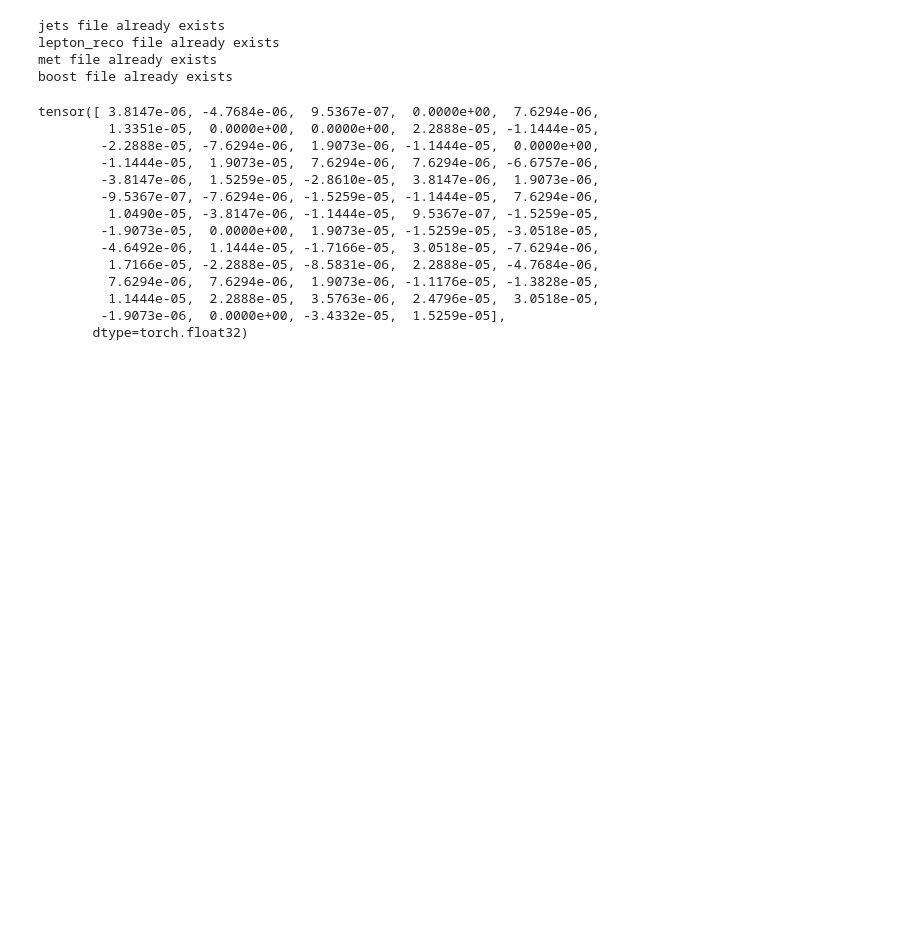
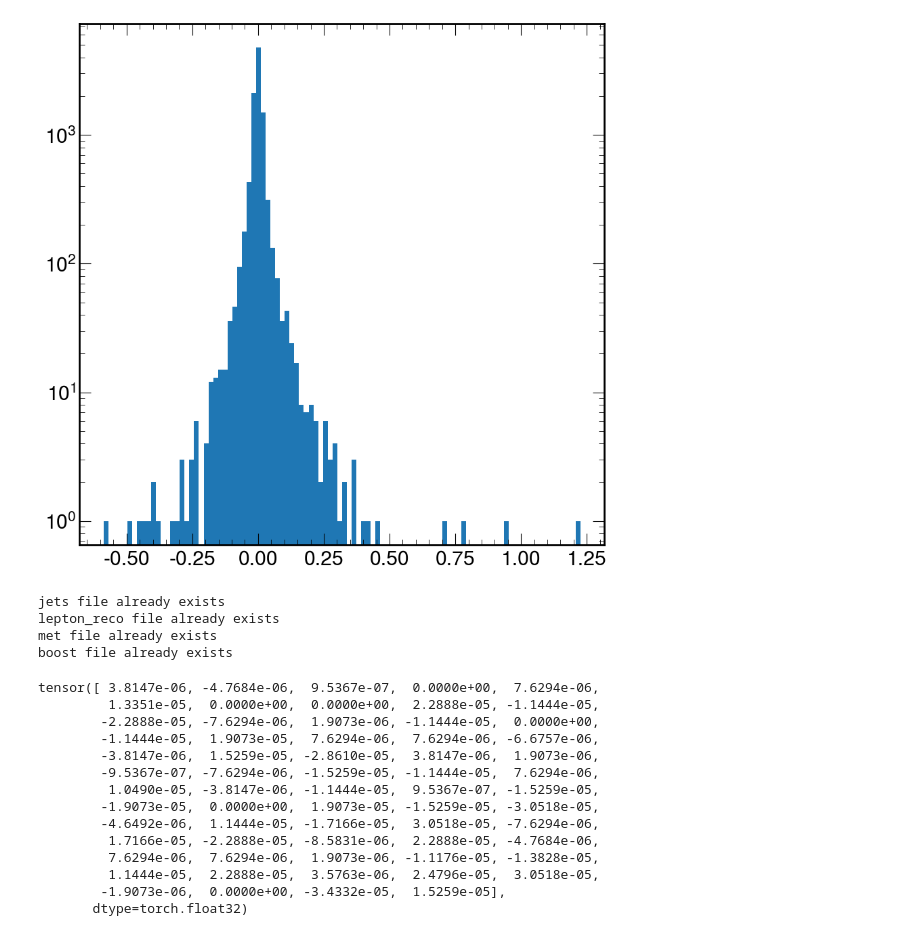
Before and after one commit to valsdav/MEMFlow, a Jupyter notebook: memflow/read_data/TestDatasetLoader.ipynb, the cells around one changed output. Cells and saved outputs as stored; diff of their text form; code cells hidden in the pictures; blank space fills up the shorter version.

```diff
--- a/memflow/read_data/TestDatasetLoader.ipynb
+++ b/memflow/read_data/TestDatasetLoader.ipynb
@@ -95,3 +102,8 @@ boost_t(data_incomining_particles_boost, -boostVector_t(data_incomining_particle
+# %%
+plt.hist(mass_incoming - final_mass_cartesian[:batch_size], bins=100)
+plt.yscale("log")
+# %% [output]
+[figure, added]
 # %%
 data_for_dataloader_Reco = Dataset_RecoLevel("../../../dataset_1/only_v6/")
 batch_size = 64
```
Also changed, not shown: parts of 13 cells of this notebook, 1 other file.
